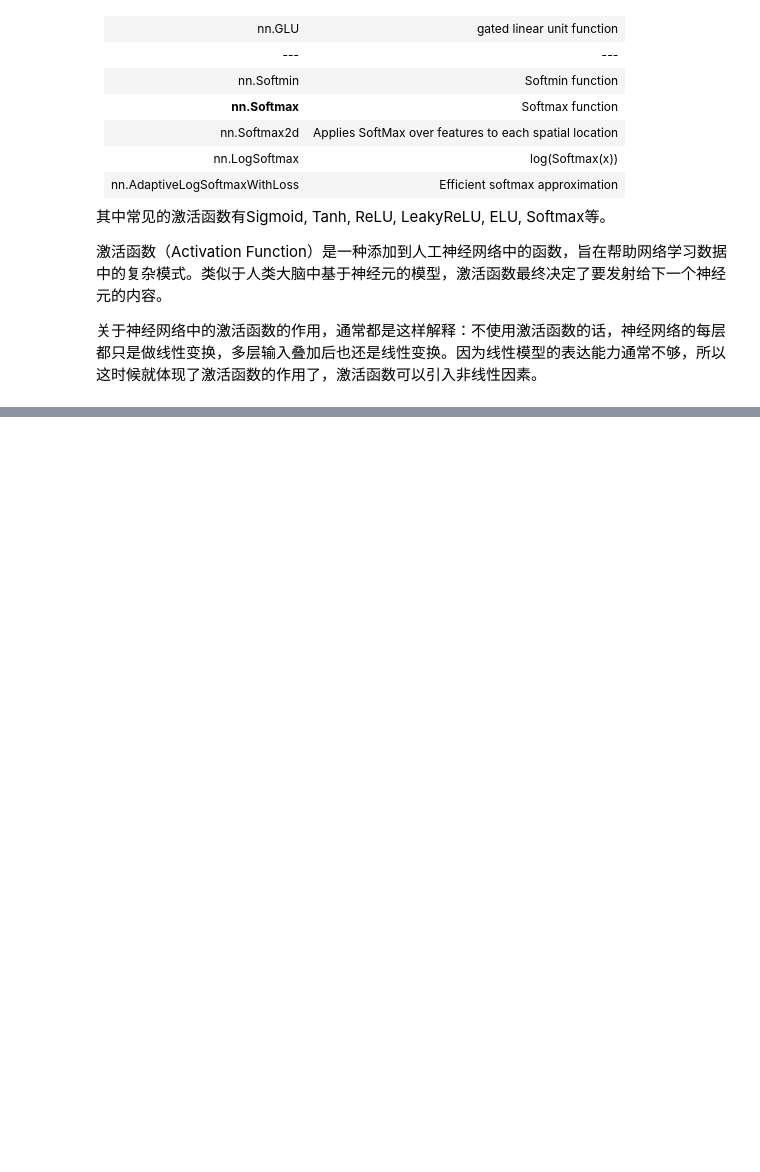
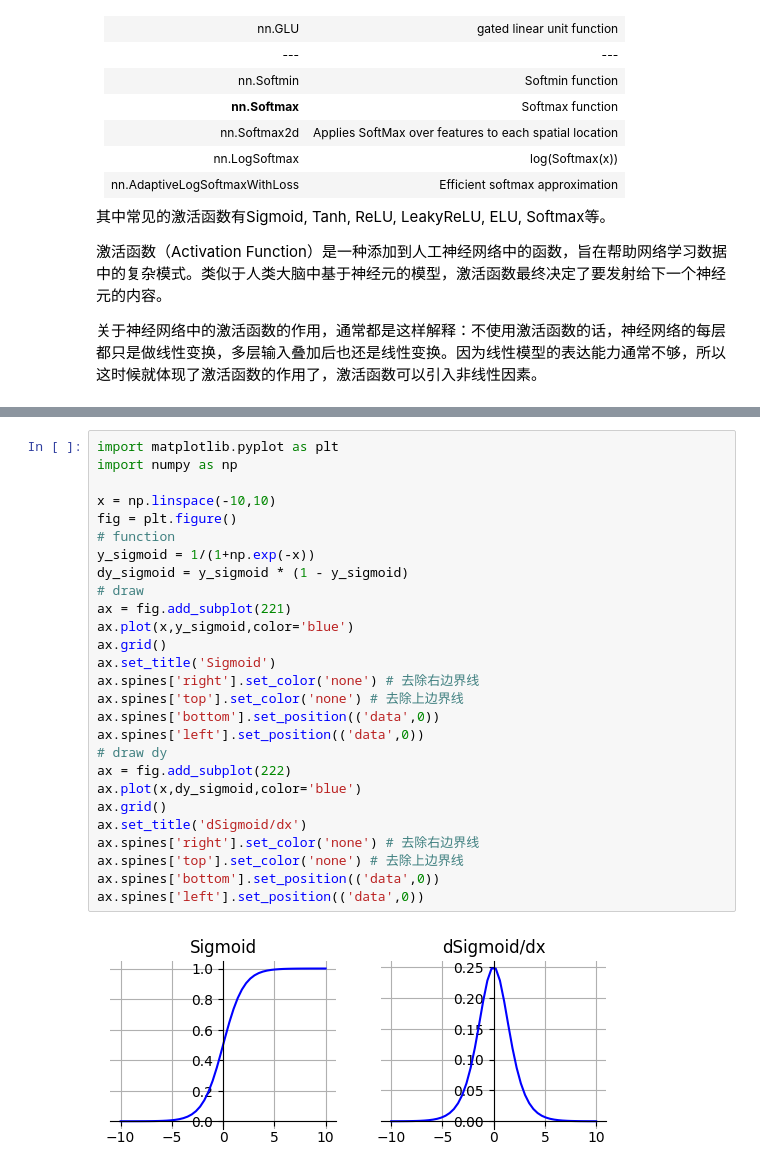
Before and after one commit to ZineSulphur/pytorch_learn, a Jupyter notebook: nn.ipynb, the cells around one changed output, grey strips where cells are left out. Cells and saved outputs as stored; diff of their text form; blank space fills up the shorter version.

```diff
--- a/nn.ipynb
+++ b/nn.ipynb
@@ -1013,0 +1064,29 @@ Sigmoid函数的方程为$σ=\frac{1}{1+e^{-x}}$，求导公式为$σ'=σ(1-σ)$
+# %%
+import matplotlib.pyplot as plt
+import numpy as np
+
+x = np.linspace(-10,10)
+fig = plt.figure()
+# function
+y_sigmoid = 1/(1+np.exp(-x))
+dy_sigmoid = y_sigmoid * (1 - y_sigmoid)
+# draw
+ax = fig.add_subplot(221)
+ax.plot(x,y_sigmoid,color='blue')
+ax.grid()
+ax.set_title('Sigmoid')
+ax.spines['right'].set_color('none') # 去除右边界线
+ax.spines['top'].set_color('none') # 去除上边界线
+ax.spines['bottom'].set_position(('data',0))
+ax.spines['left'].set_position(('data',0))
+# draw dy
+ax = fig.add_subplot(222)
+ax.plot(x,dy_sigmoid,color='blue')
+ax.grid()
+ax.set_title('dSigmoid/dx')
+ax.spines['right'].set_color('none') # 去除右边界线
+ax.spines['top'].set_color('none') # 去除上边界线
+ax.spines['bottom'].set_position(('data',0))
+ax.spines['left'].set_position(('data',0))
+# %% [output]
+[figure, added]
```
Also changed, not shown: parts of 12 cells of this notebook.
